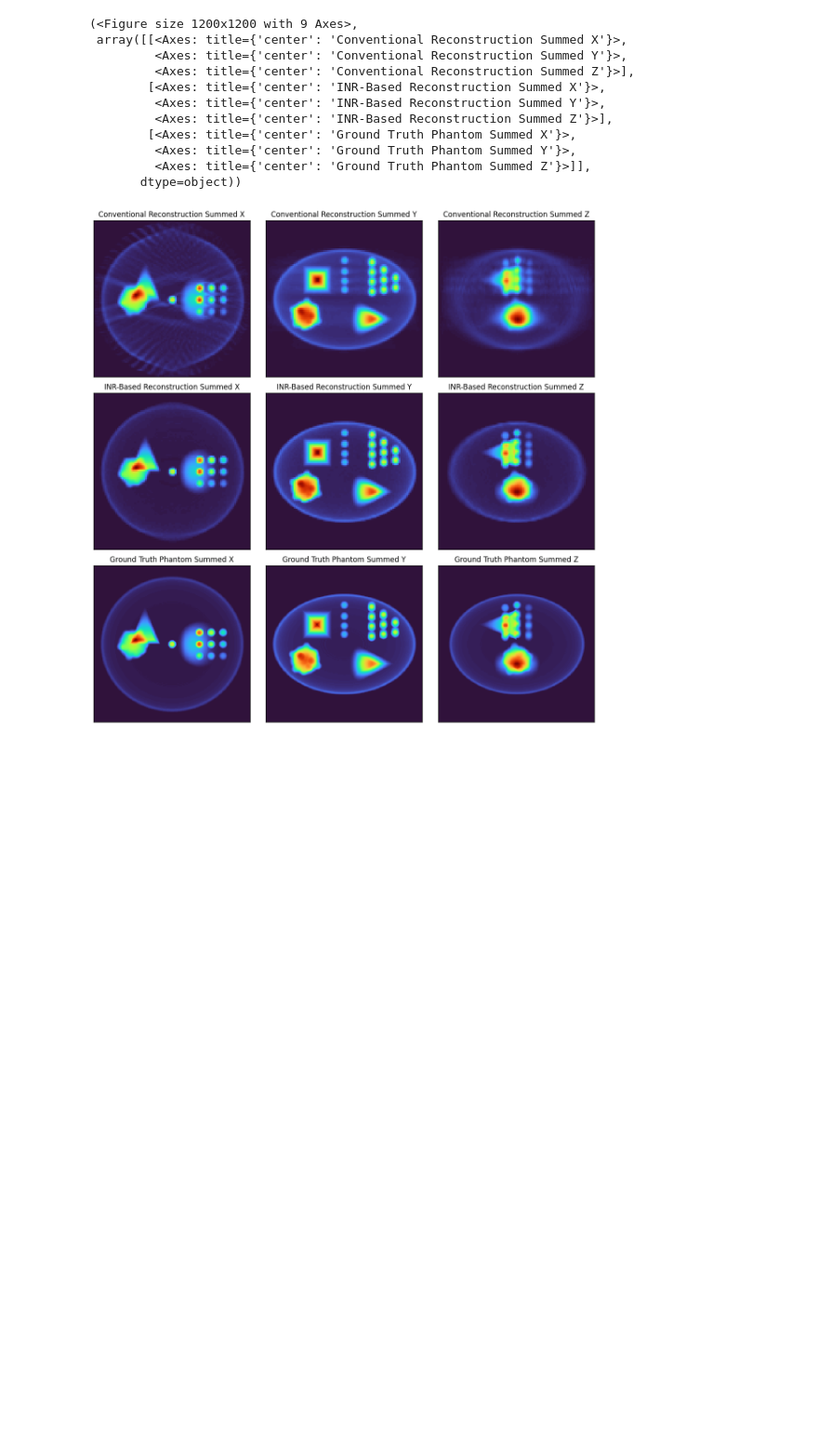
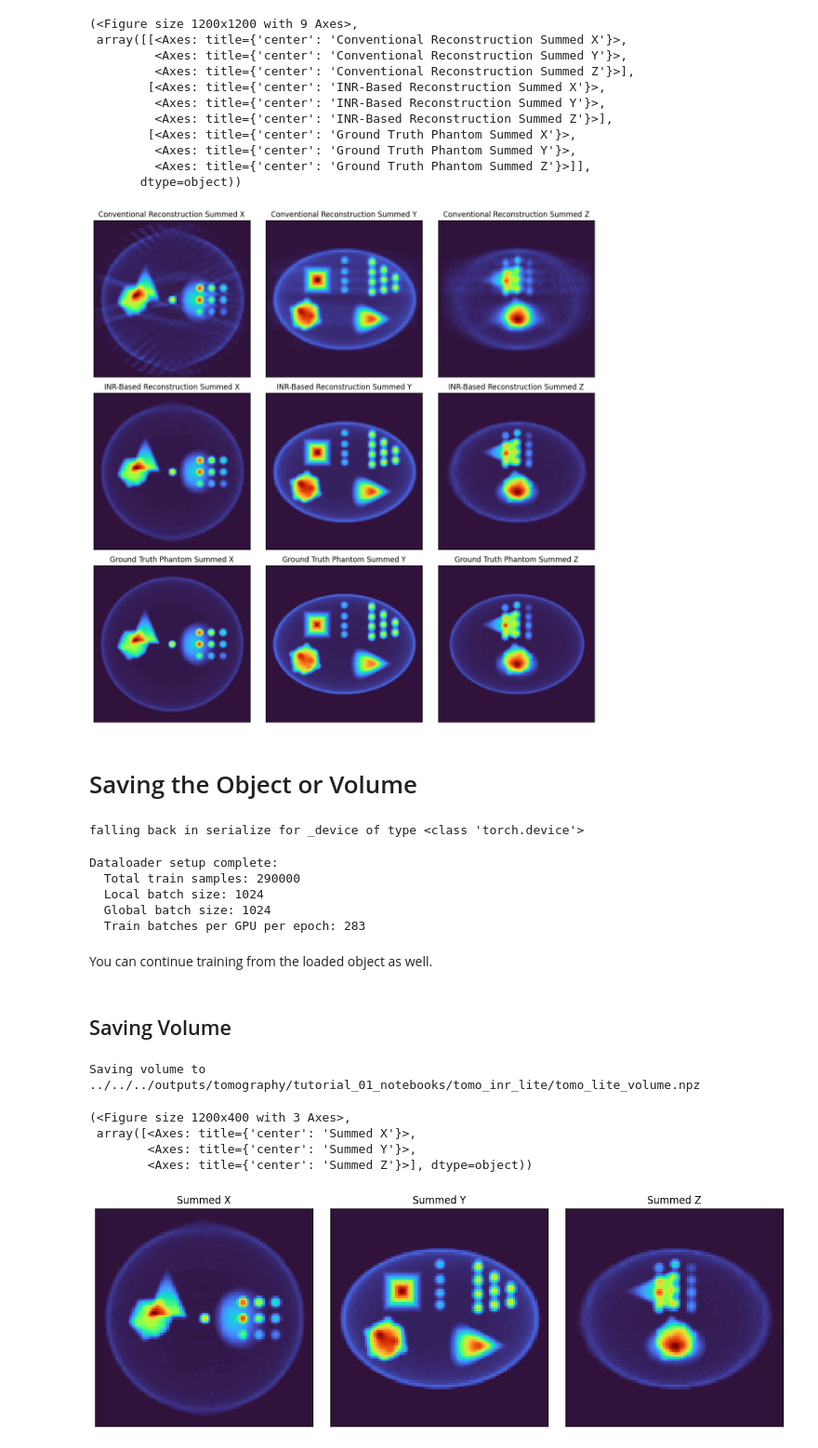
Before and after one commit to electronmicroscopy/quantem-tutorials, a Jupyter notebook: tutorials/tomography/notebooks/tomography_01_lite.ipynb, the cells around one changed output. Shown at 93% size. Saved outputs shown, nothing was run; the diff lists cells and outputs as text; code cells hidden in the pictures; blank space fills up the shorter version.

Commit message:
Saving and loading added to TomographyLite tutorial

```diff
--- a/tutorials/tomography/notebooks/tomography_01_lite.ipynb
+++ b/tutorials/tomography/notebooks/tomography_01_lite.ipynb
@@ -189,3 +179,20 @@ show_2d(
          <Axes: title={'center': 'Ground Truth Phantom Summed Z'}>]],
        dtype=object))
 [figure]
+# %% [markdown]
+# Saving the Object or Volume
+# %%
+tomography_inr.save("../../../outputs/tomography/tutorial_01_notebooks/tomo_inr_lite/tomo_lite.zip", mode = "o")
+# %% [output]
+falling back in serialize for _device of type <class 'torch.device'>
+# %%
+# The device is important as it will automatically default to the CPU if not specified causing CUDA errors.
+tomo = TomographyLiteINR.from_file("../../../outputs/tomography/tutorial_01_notebooks/tomo_inr_lite/tomo_lite.zip", device = device)
+# %% [output]
+Dataloader setup complete:
+  Total train samples: 290000
+  Local batch size: 1024
+  Global batch size: 1024
+  Train batches per GPU per epoch: 283
+# %% [markdown]
+You can continue training from the loaded object as well.
@@ -191,0 +201,29 @@ show_2d(
+# %% [markdown]
+## Saving Volume
+# %%
+tomography_inr.save_volume("../../../outputs/tomography/tutorial_01_notebooks/tomo_inr_lite/tomo_lite_volume.npz")
+# %% [output]
+Saving volume to ../../../outputs/tomography/tutorial_01_notebooks/tomo_inr_lite/tomo_lite_volume.npz
+# %%
+saved_vol = np.load("../../../outputs/tomography/tutorial_01_notebooks/tomo_inr_lite/tomo_lite_volume.npz")
+show_2d(
+    [
+        saved_vol["volume"][0].sum(axis = 0),
+        saved_vol["volume"][0].sum(axis = 1),
+        saved_vol["volume"][0].sum(axis = 2),
+    ],
+    title = [
+        "Summed X",
+        "Summed Y",
+        "Summed Z",
+    ],
+    cmap = "turbo",
+    vmin = 0,
+    vmax = None,
+)
+# %% [output]
+(<Figure size 1200x400 with 3 Axes>,
+ array([<Axes: title={'center': 'Summed X'}>,
+        <Axes: title={'center': 'Summed Y'}>,
+        <Axes: title={'center': 'Summed Z'}>], dtype=object))
+[figure, added]
```
Also changed, not shown: parts of 5 cells of this notebook.
